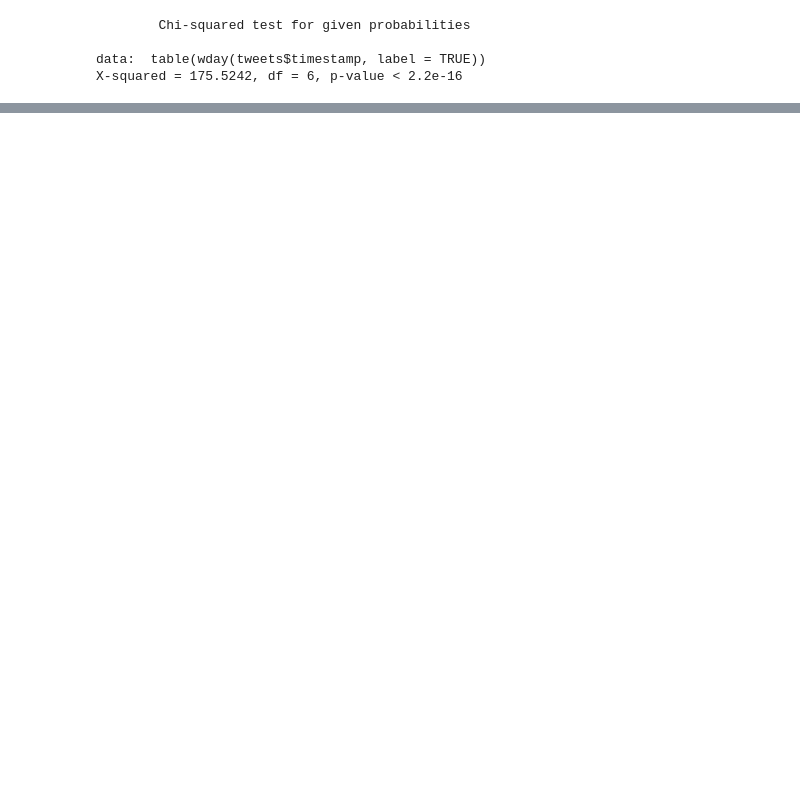
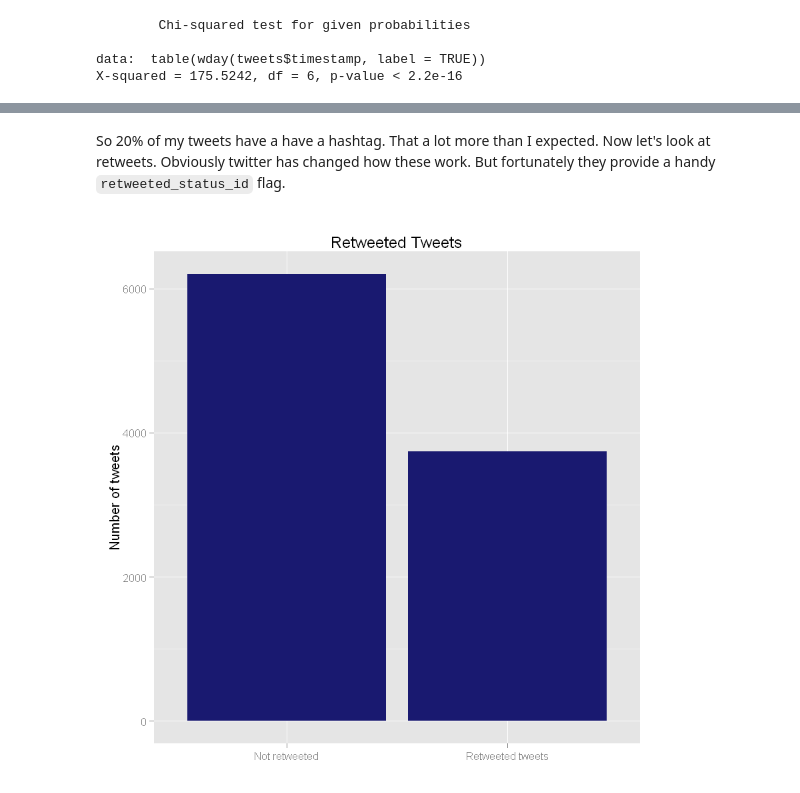
Before and after one commit to InfantLab/10000-tweets-as-BrainStraining, a Jupyter notebook: BrainStraining10K.ipynb, the cells around one changed output, grey strips where cells are left out. Cells and saved outputs as stored; diff of their text form; code cells hidden in the pictures; blank space fills up the shorter version.

```diff
--- a/BrainStraining10K.ipynb
+++ b/BrainStraining10K.ipynb
@@ -79,0 +116,11 @@ X-squared = 175.5242, df = 6, p-value < 2.2e-16
+# %% [markdown]
+So 20% of my tweets have a have a hashtag. That a lot more than I expected. Now let's look at retweets. Obviously twitter has changed how these work. But fortunately they provide a handy `retweeted_status_id` flag.
+# %%
+ggplot(tweets, aes(factor(!is.na(retweeted_status_id)))) +
+        geom_bar(fill = "midnightblue") +
+        theme(legend.position="none", axis.title.x = element_blank()) +
+        ylab("Number of tweets") +
+        ggtitle("Retweeted Tweets") +
+        scale_x_discrete(labels=c("Not retweeted", "Retweeted tweets"))
+# %% [output]
+[figure, added]
```
Also changed, not shown: parts of 23 cells of this notebook.
